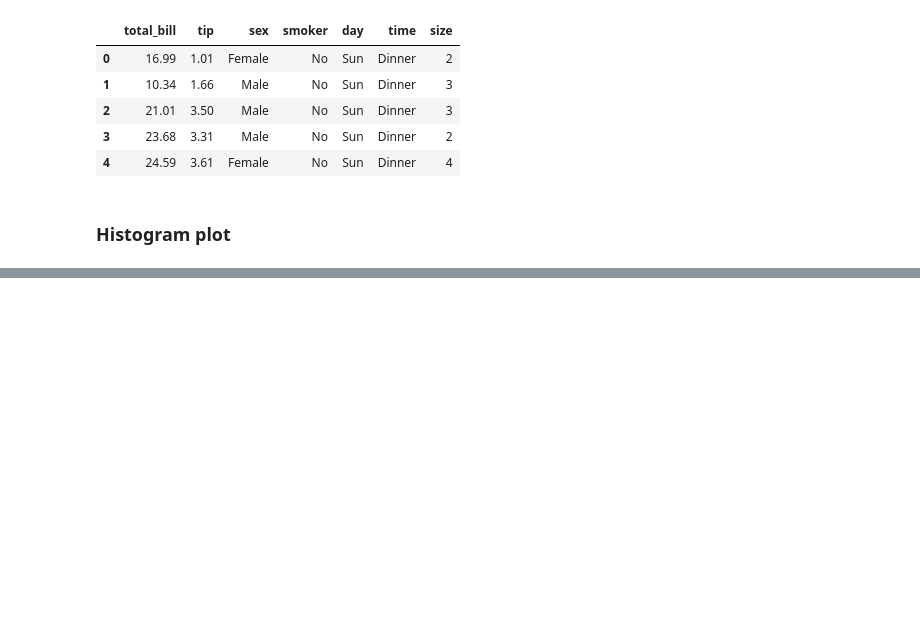
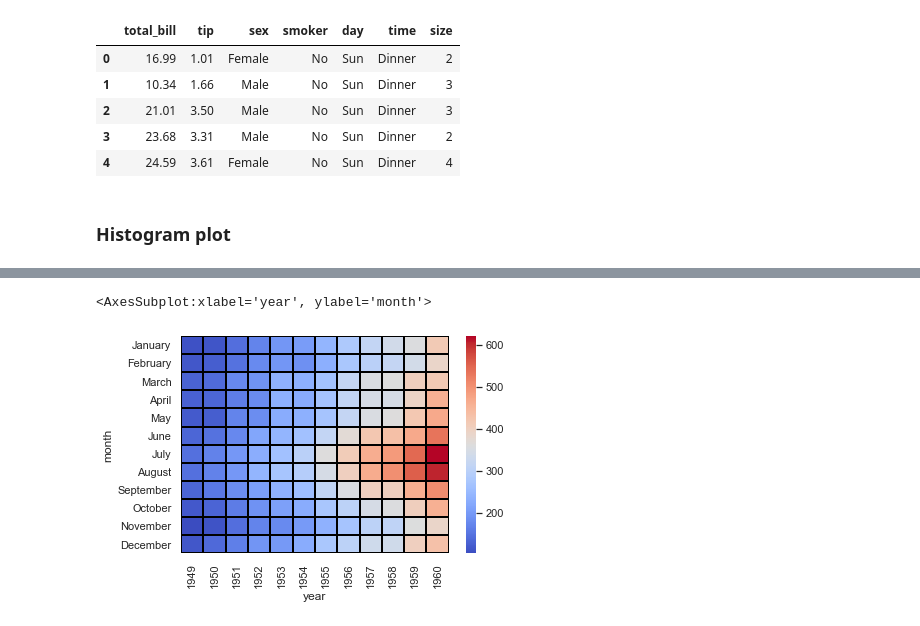
Before and after one commit to trinhdvt/Begin-with-Python, a Jupyter notebook: Data Visualization/Seaborn/Seaborn.ipynb, the cells around one changed output, grey strips where cells are left out. Drawn from its saved outputs; the diff is of its cells as text; code cells hidden in the pictures; blank space fills up the shorter version.

```diff
--- a/Data Visualization/Seaborn/Seaborn.ipynb
+++ b/Data Visualization/Seaborn/Seaborn.ipynb
@@ -50,0 +79,3 @@ sns.rugplot(tips['total_bill'])
+# %%
+flight = sns.load_dataset("flights")
+flight.head()
@@ -50,0 +89,2 @@ sns.rugplot(tips['total_bill'])
+# %%
+fp = flight.pivot_table(values='passengers', index='month', columns='year')
@@ -50,0 +108,5 @@ sns.rugplot(tips['total_bill'])
+# %%
+sns.heatmap(data=fp, cmap='coolwarm', linecolor='black', linewidths=1)
+# %% [output]
+<AxesSubplot:xlabel='year', ylabel='month'>
+[figure, added]
```
Also changed, not shown: parts of 17 cells of this notebook.
